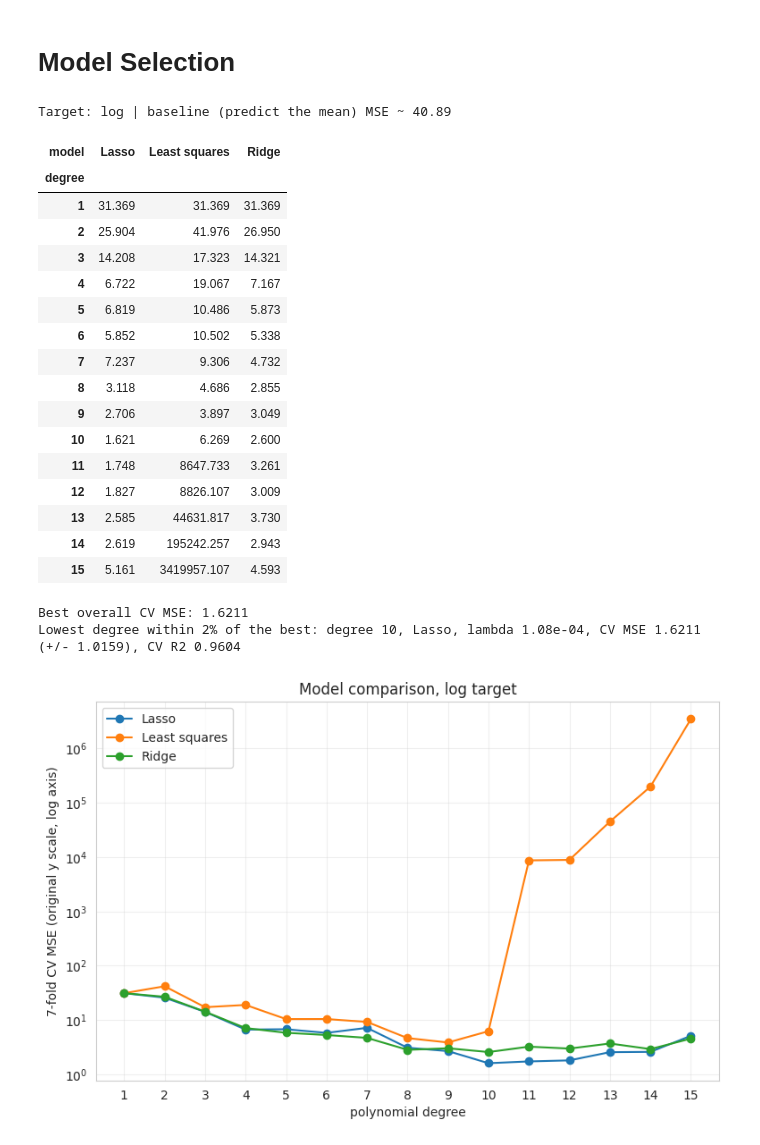
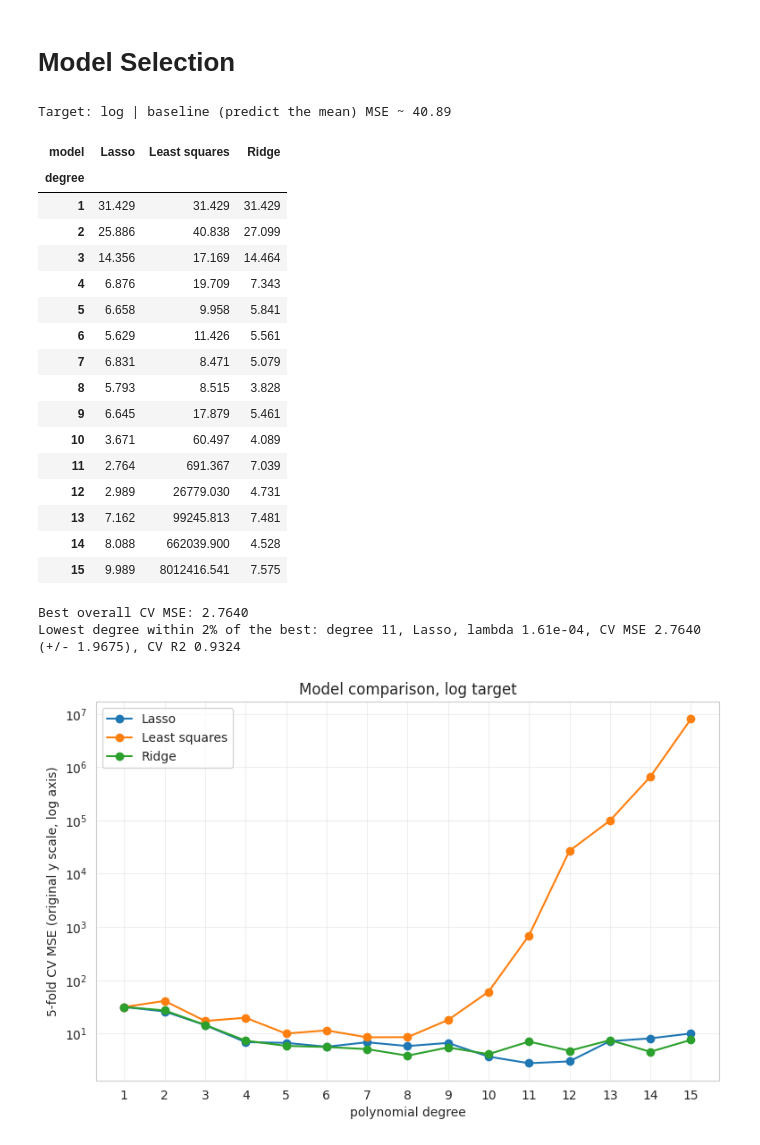
Before and after one commit to RohanCoderiiitb/AIT-511-Machine-Learning-Assignment-1, a Jupyter notebook: problem_statement_2.ipynb, the cells around one changed output. Drawn from its saved outputs; the diff is of its cells as text; code cells hidden in the pictures.

```diff
--- a/problem_statement_2.ipynb
+++ b/problem_statement_2.ipynb
@@ -347,7 +347,7 @@ from sklearn.exceptions import ConvergenceWarning
 warnings.filterwarnings('ignore', category=ConvergenceWarning)
 
 TARGET = 'log'
-K = 7
+K = 5
 degrees      = list(range(1, 16))
 ridge_lams   = np.logspace(-6, 1, 29)
 lasso_alphas = np.logspace(0, -5, 30)
@@ -398,51 +398,51 @@ for i, d in enumerate(degrees):
                      cv_mse=ls_sc[i].mean(), cv_std=ls_sc[i].std()))
     j = ridge_sc[i].mean(axis=1).argmin()
     rows.append(dict(degree=d, model='Ridge', lam=ridge_lams[j],
                      cv_mse=ridge_sc[i, j].mean(), cv_std=ridge_sc[i, j].std()))
     a = lasso_sc[i].mean(axis=1).argmin()
     rows.append(dict(degree=d, model='Lasso', lam=lasso_alphas[a],
                      cv_mse=lasso_sc[i, a].mean(), cv_std=lasso_sc[i, a].std()))
 res = pd.DataFrame(rows)
 res['cv_r2'] = 1 - res.cv_mse / y_train.var().item()
 
 print(f"Target: {TARGET} | baseline (predict the mean) MSE ~ {y_train.var().item():.2f}\n")
 display(res.pivot(index='degree', columns='model', values='cv_mse').round(3))
 
 best = res.cv_mse.min()
 pick = res[res.cv_mse <= 1.02 * best].sort_values(['degree', 'cv_mse']).iloc[0]
 print(f"\nBest overall CV MSE: {best:.4f}")
 print(f"Lowest degree within 2% of the best: degree {int(pick.degree)}, {pick.model}, "
       f"lambda {pick.lam:.2e}, CV MSE {pick.cv_mse:.4f} (+/- {pick.cv_std:.4f}), CV R2 {pick.cv_r2:.4f}")
 
 plt.figure(figsize=(9, 5.5))
 for name, gg in res.groupby('model'):
     plt.plot(gg.degree, gg.cv_mse, marker='o', label=name)
 plt.yscale('log'); plt.xticks(degrees)
 plt.xlabel('polynomial degree'); plt.ylabel(f'{K}-fold CV MSE (original y scale, log axis)')
 plt.title(f'Model comparison, {TARGET} target'); plt.legend(); plt.grid(alpha=0.3)
 plt.show()
 # %% [output]
 Target: log | baseline (predict the mean) MSE ~ 40.89
 | model | Lasso | Least squares | Ridge |
 | degree |  |  |  |
-| 1 | 31.369 | 31.369 | 31.369 |
-| 2 | 25.904 | 41.976 | 26.950 |
-| 3 | 14.208 | 17.323 | 14.321 |
-| 4 | 6.722 | 19.067 | 7.167 |
-| 5 | 6.819 | 10.486 | 5.873 |
-| 6 | 5.852 | 10.502 | 5.338 |
-| 7 | 7.237 | 9.306 | 4.732 |
-| 8 | 3.118 | 4.686 | 2.855 |
-| 9 | 2.706 | 3.897 | 3.049 |
-| 10 | 1.621 | 6.269 | 2.600 |
-| 11 | 1.748 | 8647.733 | 3.261 |
-| 12 | 1.827 | 8826.107 | 3.009 |
-| 13 | 2.585 | 44631.817 | 3.730 |
-| 14 | 2.619 | 195242.257 | 2.943 |
-| 15 | 5.161 | 3419957.107 | 4.593 |
+| 1 | 31.429 | 31.429 | 31.429 |
+| 2 | 25.886 | 40.838 | 27.099 |
+| 3 | 14.356 | 17.169 | 14.464 |
+| 4 | 6.876 | 19.709 | 7.343 |
+| 5 | 6.658 | 9.958 | 5.841 |
+| 6 | 5.629 | 11.426 | 5.561 |
+| 7 | 6.831 | 8.471 | 5.079 |
+| 8 | 5.793 | 8.515 | 3.828 |
+| 9 | 6.645 | 17.879 | 5.461 |
+| 10 | 3.671 | 60.497 | 4.089 |
+| 11 | 2.764 | 691.367 | 7.039 |
+| 12 | 2.989 | 26779.030 | 4.731 |
+| 13 | 7.162 | 99245.813 | 7.481 |
+| 14 | 8.088 | 662039.900 | 4.528 |
+| 15 | 9.989 | 8012416.541 | 7.575 |
-Best overall CV MSE: 1.6211
-Lowest degree within 2% of the best: degree 10, Lasso, lambda 1.08e-04, CV MSE 1.6211 (+/- 1.0159), CV R2 0.9604
+Best overall CV MSE: 2.7640
+Lowest degree within 2% of the best: degree 11, Lasso, lambda 1.61e-04, CV MSE 2.7640 (+/- 1.9675), CV R2 0.9324
-[figure, old version]
+[figure, new version]
 # %%
 import warnings
 from math import comb
```
Also changed, not shown: parts of 8 cells of this notebook.
